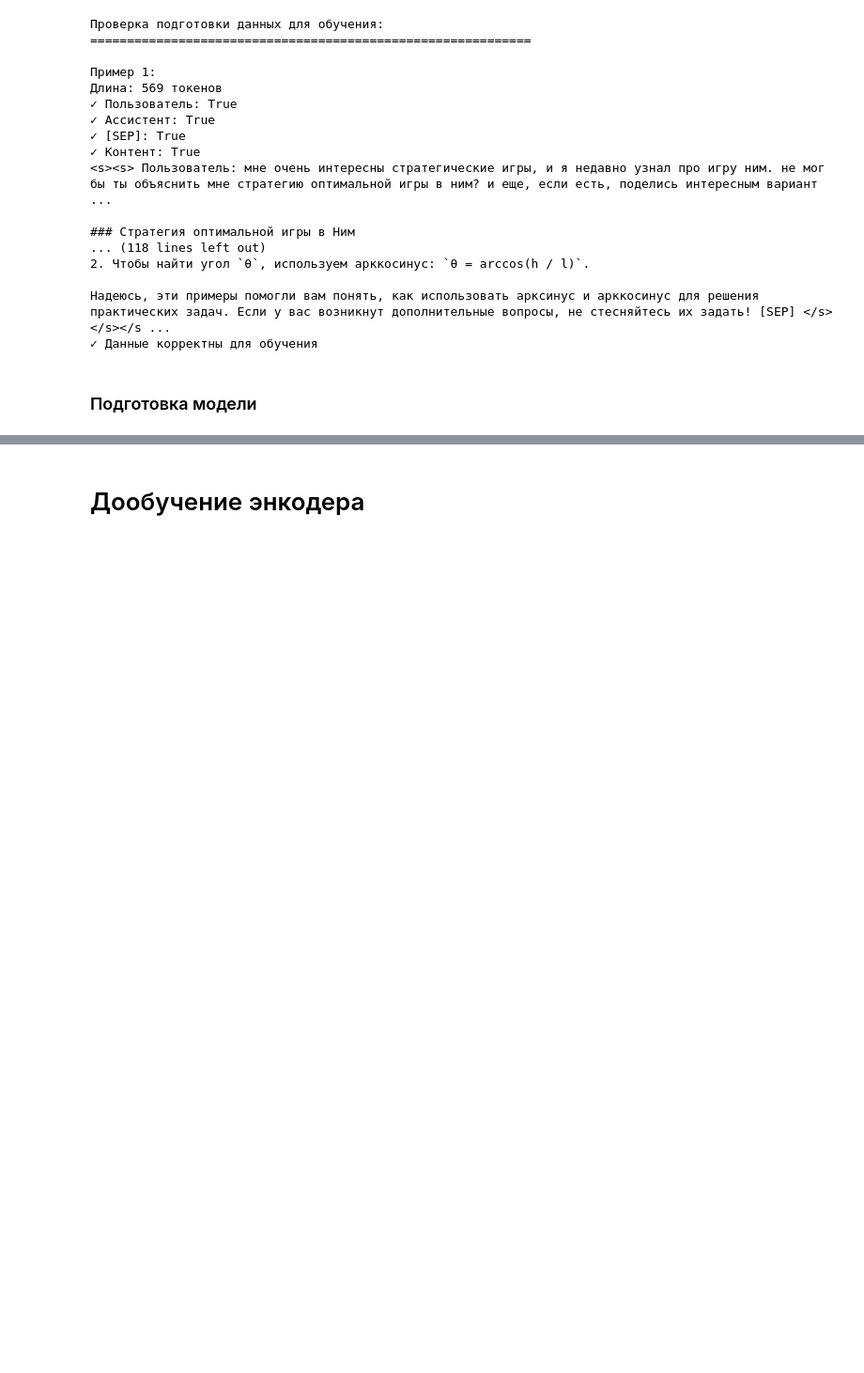
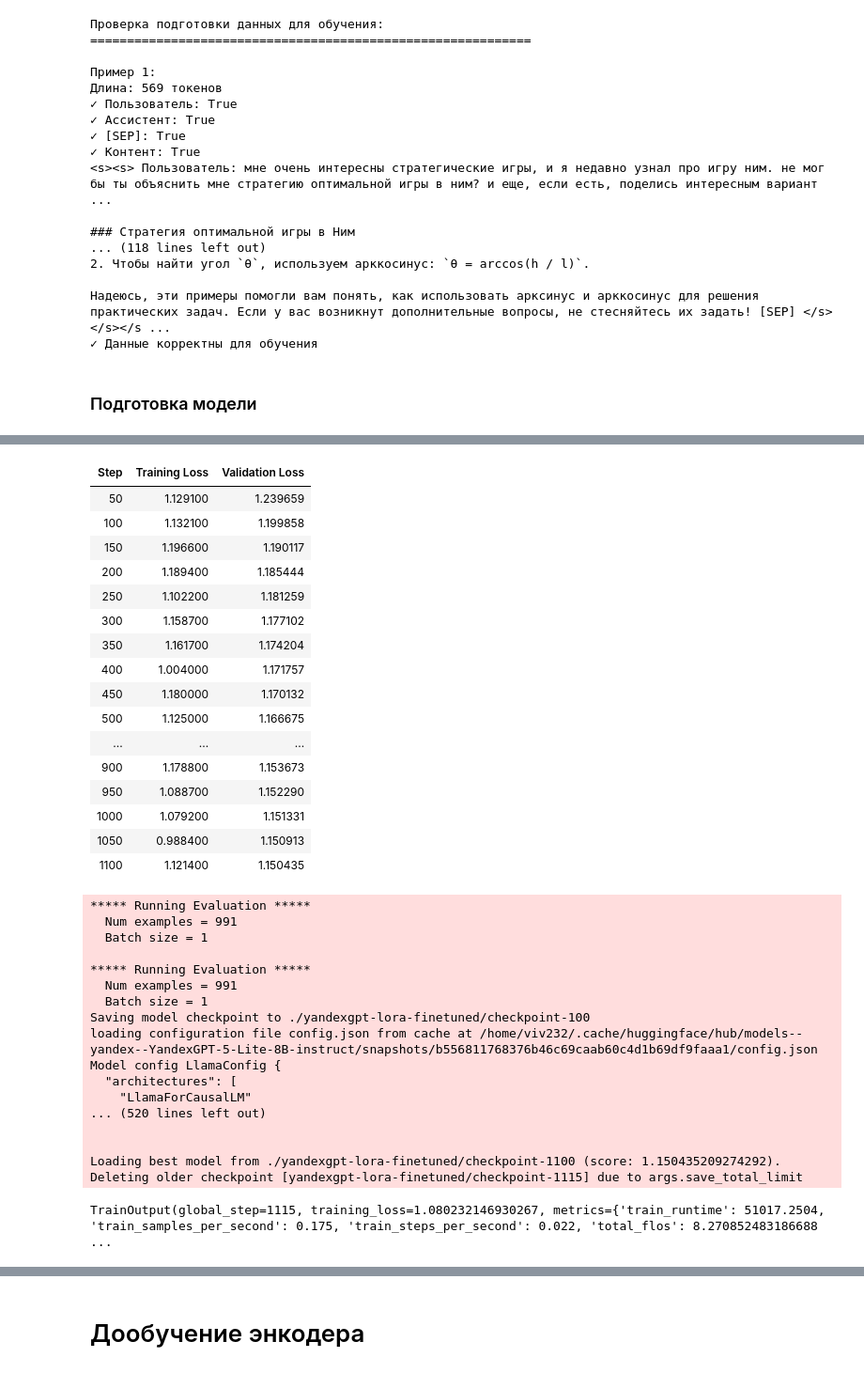
Before and after one commit to VitalyGladyshev/LLM-engineering, a Jupyter notebook: LLM_GLVV_HW04.ipynb, the cells around one changed output, grey strips where cells are left out. Shown: that part at 94% size. Drawn from its saved outputs; the diff is of its cells as text; code cells hidden in the pictures; blank space fills up the shorter version.

```diff
--- a/LLM_GLVV_HW04.ipynb
+++ b/LLM_GLVV_HW04.ipynb
@@ -1149,0 +1258,41 @@ verify_training_data()
+# %%
+training_args = TrainingArguments(
+    output_dir="./yandexgpt-lora-finetuned",
+    per_device_train_batch_size=1, #2,
+    per_device_eval_batch_size=1, #2,
+    gradient_accumulation_steps=8, #4,
+    learning_rate=2e-4,
+    num_train_epochs=1, #3,
+
+    logging_dir="./logs",
+    logging_steps=5,           # Логировать каждые 5 шагов
+    logging_first_step=True,   # Логировать первый шаг
+    logging_strategy="steps",  # Логировать по шагам
+
+    eval_strategy="steps",  # Оценка по шагам вместо эпох
+    eval_steps=50,               # Оценивать каждые 50 шагов
+
+    log_level="info",           # Более подробный уровень логирования
+    disable_tqdm=False,         # Включить прогресс-бар
+
+    save_strategy="steps",       # Сохранять по шагам
+    save_steps=100,              # Сохранять каждые 100 шагов
+    save_total_limit=1,
+
+    load_best_model_at_end=True,
+    metric_for_best_model="eval_loss",
+    greater_is_better=False,
+    fp16=True,
+    report_to="none",
+    optim="paged_adamw_8bit",       # Важно для QLoRA
+    gradient_checkpointing=True,
+    dataloader_pin_memory=False,
+)
+# %%
+trainer = Trainer(
+    model=model,
+    args=training_args,
+    train_dataset=train_dataset,
+    eval_dataset=eval_dataset,
+    data_collator=DataCollatorForLanguageModeling(tokenizer, mlm=False), # CustomDataCollator(tokenizer, mlm=False),
+)
@@ -1149,0 +1312,3 @@ verify_training_data()
+# %%
+trainer.train()
+# %% [output]
@@ -1149,0 +1326,35 @@ verify_training_data()
+| Step | Training Loss | Validation Loss |
+| 50 | 1.129100 | 1.239659 |
+| 100 | 1.132100 | 1.199858 |
+| 150 | 1.196600 | 1.190117 |
+| 200 | 1.189400 | 1.185444 |
+| 250 | 1.102200 | 1.181259 |
+| 300 | 1.158700 | 1.177102 |
+| 350 | 1.161700 | 1.174204 |
+| 400 | 1.004000 | 1.171757 |
+| 450 | 1.180000 | 1.170132 |
+| 500 | 1.125000 | 1.166675 |
+| ... | ... | ... |
+| 900 | 1.178800 | 1.153673 |
+| 950 | 1.088700 | 1.152290 |
+| 1000 | 1.079200 | 1.151331 |
+| 1050 | 0.988400 | 1.150913 |
+| 1100 | 1.121400 | 1.150435 |
+***** Running Evaluation *****
+  Num examples = 991
+  Batch size = 1
+
+***** Running Evaluation *****
+  Num examples = 991
+  Batch size = 1
+Saving model checkpoint to ./yandexgpt-lora-finetuned/checkpoint-100
+loading configuration file config.json from cache at /home/viv232/.cache/huggingface/hub/models--yandex--YandexGPT-5-Lite-8B-instruct/snapshots/b556811768376b46c69caab60c4d1b69df9faaa1/config.json
+Model config LlamaConfig {
+  "architectures": [
+    "LlamaForCausalLM"
+... (520 lines left out)
+
+
+Loading best model from ./yandexgpt-lora-finetuned/checkpoint-1100 (score: 1.150435209274292).
+Deleting older checkpoint [yandexgpt-lora-finetuned/checkpoint-1115] due to args.save_total_limit
+TrainOutput(global_step=1115, training_loss=1.080232146930267, metrics={'train_runtime': 51017.2504, 'train_samples_per_second': 0.175, 'train_steps_per_second': 0.022, 'total_flos': 8.270852483186688 ...
```
Also changed, not shown: parts of 32 cells of this notebook.
